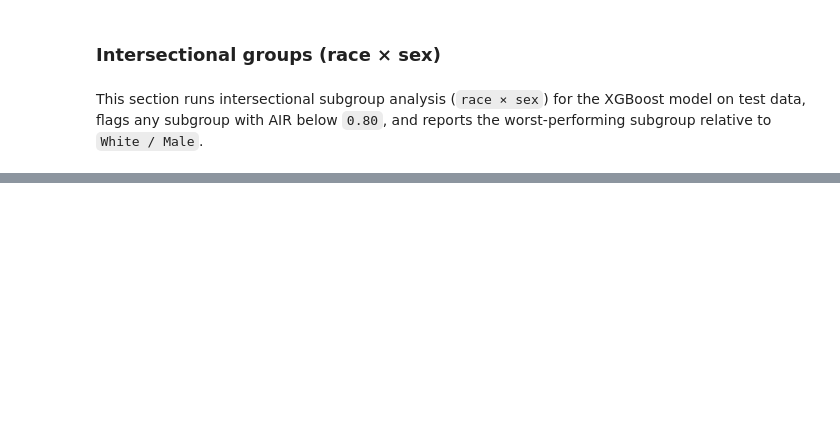
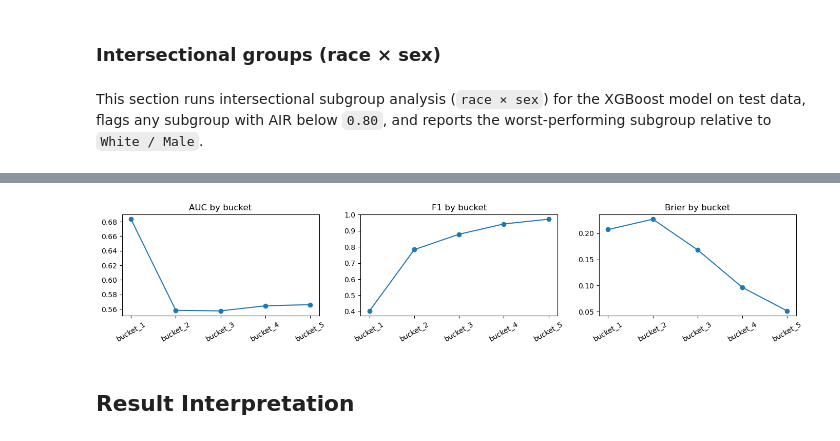
Before and after one commit to isambilo/Responsible_ML_Capstone, a Jupyter notebook: hmda_responsible_ml_capstone.ipynb, the cells around one changed output, grey strips where cells are left out. Saved outputs shown, nothing was run; the diff lists cells and outputs as text; code cells hidden in the pictures; blank space fills up the shorter version.

```diff
--- a/hmda_responsible_ml_capstone.ipynb
+++ b/hmda_responsible_ml_capstone.ipynb
@@ -1175,0 +1599,74 @@ Worst subgroup (XGBoost): Free Form Text Only / Female, AIR=0.639, n=84
+# %%
+# =========================
+# SECTION 3: Output / Performance Drift - P(Y|X)
+# =========================
+
+if time_col is not None:
+    bucket_series = eval_df[time_col].astype(str)
+    bucket_note = f"time buckets from `{time_col}`"
+else:
+    # Proxy ordered buckets by predicted score rank (not true time; documented limitation).
+    rank_series = test_scores.rank(method="first")
+    bucket_series = pd.qcut(rank_series, q=5, labels=[f"bucket_{i+1}" for i in range(5)])
+    bucket_note = "proxy ordered buckets from prediction-rank quantiles (no explicit time field)"
+
+drift_rows = []
+for bucket_name, idx in pd.Series(bucket_series, index=eval_df.index).groupby(bucket_series).groups.items():
+    idx = pd.Index(idx)
+    y_b = y_test_audit.loc[idx]
+    s_b = test_scores.loc[idx]
+    if y_b.nunique() < 2:
+        auc_b = np.nan
+    else:
+        auc_b = roc_auc_score(y_b, s_b)
+    pred_b = (s_b >= 0.5).astype(int)
+    drift_rows.append(
+        {
+            "bucket": str(bucket_name),
+            "n": len(idx),
+            "auc": float(auc_b) if pd.notna(auc_b) else np.nan,
+            "f1": float(f1_score(y_b, pred_b, zero_division=0)),
+            "brier": float(brier_score_loss(y_b, s_b)),
+        }
+    )
+
+drift_df = pd.DataFrame(drift_rows).sort_values("bucket")
+
+print("\n## Performance Drift (P(Y|X))")
+print(f"- Bucket definition: {bucket_note}")
+print(drift_df.to_string(index=False))
+
+if len(drift_df) >= 2:
+    auc_delta = drift_df["auc"].iloc[-1] - drift_df["auc"].iloc[0] if drift_df["auc"].notna().all() else np.nan
+    f1_delta = drift_df["f1"].iloc[-1] - drift_df["f1"].iloc[0]
+else:
+    auc_delta, f1_delta = np.nan, np.nan
+
+if pd.notna(auc_delta):
+    if auc_delta < -0.03:
+        perf_interp = "performance degradation is visible across buckets."
+    elif auc_delta > 0.03:
+        perf_interp = "performance appears to improve across buckets."
+    else:
+        perf_interp = "performance appears relatively stable across buckets."
+else:
+    perf_interp = "AUC trend inconclusive due to low class diversity in one or more buckets."
+
+print(f"- Observed trend in AUC over buckets: delta(last-first) = {auc_delta:+.4f}" if pd.notna(auc_delta) else "- Observed trend in AUC over buckets: inconclusive")
+print(f"- Observed trend in F1 over buckets: delta(last-first) = {f1_delta:+.4f}" if pd.notna(f1_delta) else "- Observed trend in F1 over buckets: inconclusive")
+print(f"- Interpretation: {perf_interp}")
+
+# Optional trend visualization.
+fig, ax = plt.subplots(1, 3, figsize=(14, 3))
+ax[0].plot(drift_df["bucket"], drift_df["auc"], marker="o")
+ax[0].set_title("AUC by bucket")
+ax[0].tick_params(axis="x", rotation=30)
+ax[1].plot(drift_df["bucket"], drift_df["f1"], marker="o")
+ax[1].set_title("F1 by bucket")
+ax[1].tick_params(axis="x", rotation=30)
+ax[2].plot(drift_df["bucket"], drift_df["brier"], marker="o")
+ax[2].set_title("Brier by bucket")
+ax[2].tick_params(axis="x", rotation=30)
+plt.tight_layout()
+plt.show()
+# %% [output]
@@ -1175,0 +1684,3 @@ Worst subgroup (XGBoost): Free Form Text Only / Female, AIR=0.639, n=84
+[figure, added]
+# %% [markdown]
+## Result Interpretation
```
Also changed, not shown: parts of 58 cells of this notebook.
